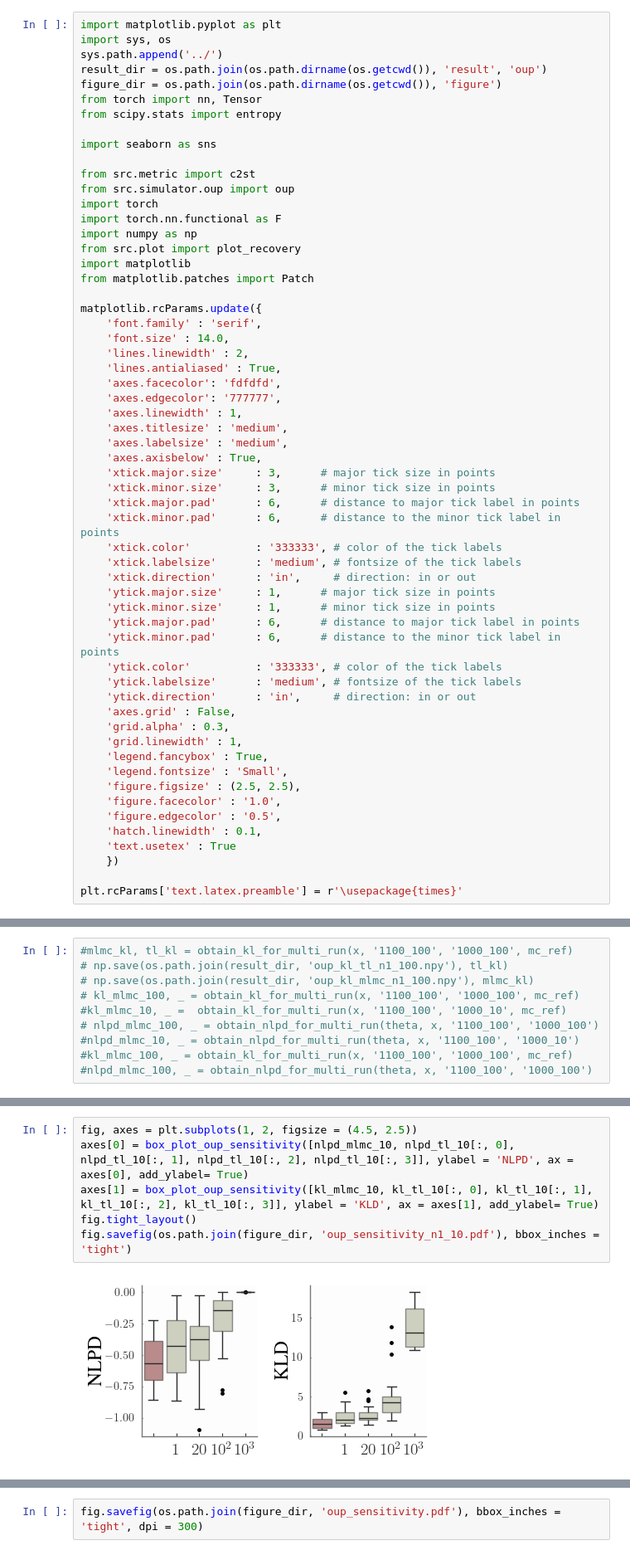
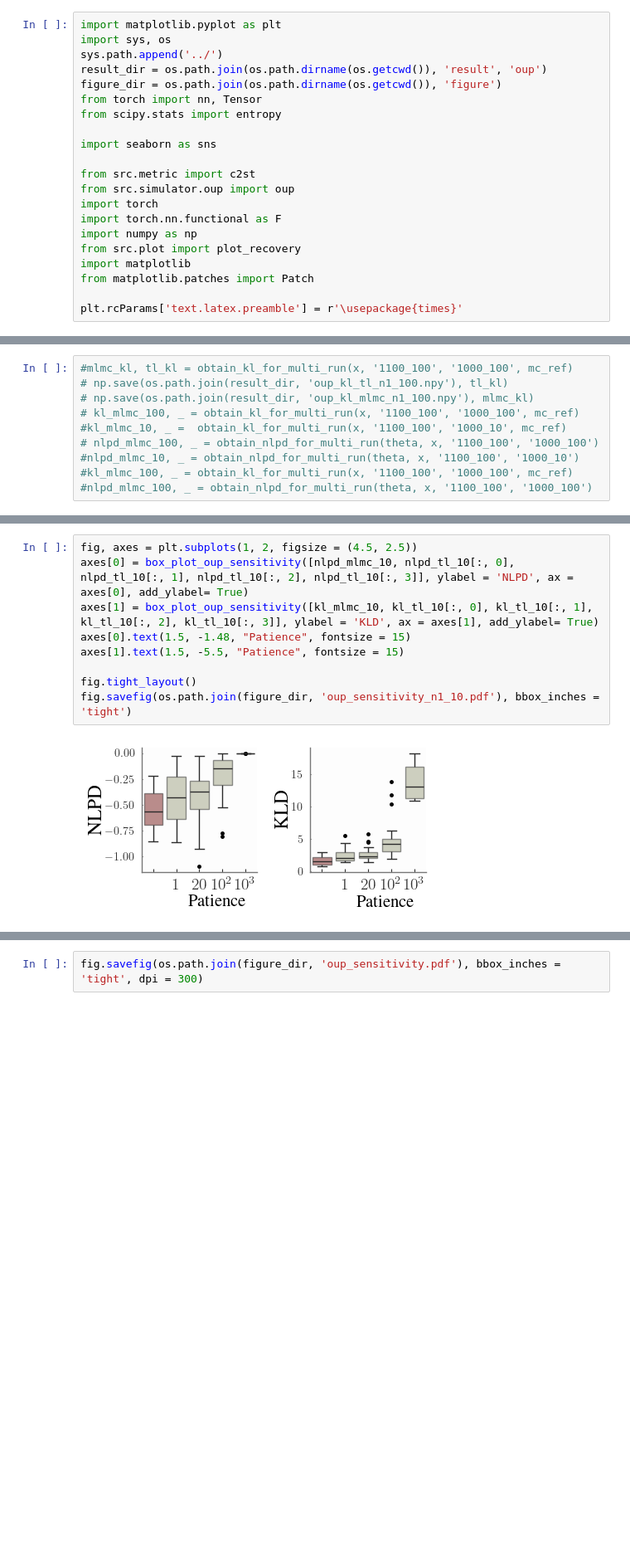
Before and after one commit to yugahikida/multilevel-sbi, a Jupyter notebook: notebook/oup_sensitivity.ipynb, the cells around one changed output, grey strips where cells are left out. Shown: that part at 83% size. Drawn from its saved outputs; the diff is of its cells as text; blank space fills up the shorter version.

```diff
--- a/notebook/oup_sensitivity.ipynb
+++ b/notebook/oup_sensitivity.ipynb
@@ -18,43 +18,6 @@ from src.plot import plot_recovery
 import matplotlib
 from matplotlib.patches import Patch
 
-matplotlib.rcParams.update({
-    'font.family' : 'serif',
-    'font.size' : 14.0,
-    'lines.linewidth' : 2,
-    'lines.antialiased' : True,
-    'axes.facecolor': 'fdfdfd',
-    'axes.edgecolor': '777777',
-    'axes.linewidth' : 1,
-    'axes.titlesize' : 'medium',
-    'axes.labelsize' : 'medium',
-    'axes.axisbelow' : True,
-    'xtick.major.size'     : 3,      # major tick size in points
-    'xtick.minor.size'     : 3,      # minor tick size in points
-    'xtick.major.pad'      : 6,      # distance to major tick label in points
-    'xtick.minor.pad'      : 6,      # distance to the minor tick label in points
-    'xtick.color'          : '333333', # color of the tick labels
-    'xtick.labelsize'      : 'medium', # fontsize of the tick labels
-    'xtick.direction'      : 'in',     # direction: in or out
-    'ytick.major.size'     : 1,      # major tick size in points
-    'ytick.minor.size'     : 1,      # minor tick size in points
-    'ytick.major.pad'      : 6,      # distance to major tick label in points
-    'ytick.minor.pad'      : 6,      # distance to the minor tick label in points
-    'ytick.color'          : '333333', # color of the tick labels
-    'ytick.labelsize'      : 'medium', # fontsize of the tick labels
-    'ytick.direction'      : 'in',     # direction: in or out
-    'axes.grid' : False,
-    'grid.alpha' : 0.3,
-    'grid.linewidth' : 1,
-    'legend.fancybox' : True,
-    'legend.fontsize' : 'Small',
-    'figure.figsize' : (2.5, 2.5),
-    'figure.facecolor' : '1.0',
-    'figure.edgecolor' : '0.5',
-    'hatch.linewidth' : 0.1,
-    'text.usetex' : True
-    })
-
 plt.rcParams['text.latex.preamble'] = r'\usepackage{times}'
 # %%
 mc_ref = torch.load(os.path.join(result_dir, 'oup_mc_n_10000.pt'), map_location = torch.device('cpu'))
@@ -240,9 +178,12 @@ def box_plot_oup_sensitivity(metric_list:list, ylabel:str, ax, title:str = None,
 # %%
 fig, axes = plt.subplots(1, 2, figsize = (4.5, 2.5))
 axes[0] = box_plot_oup_sensitivity([nlpd_mlmc_10, nlpd_tl_10[:, 0], nlpd_tl_10[:, 1], nlpd_tl_10[:, 2], nlpd_tl_10[:, 3]], ylabel = 'NLPD', ax = axes[0], add_ylabel= True)
 axes[1] = box_plot_oup_sensitivity([kl_mlmc_10, kl_tl_10[:, 0], kl_tl_10[:, 1], kl_tl_10[:, 2], kl_tl_10[:, 3]], ylabel = 'KLD', ax = axes[1], add_ylabel= True)
+axes[0].text(1.5, -1.48, "Patience", fontsize = 15)
+axes[1].text(1.5, -5.5, "Patience", fontsize = 15)
+
 fig.tight_layout()
 fig.savefig(os.path.join(figure_dir, 'oup_sensitivity_n1_10.pdf'), bbox_inches = 'tight')
 # %% [output]
-[figure, old version]
+[figure, new version]
 # %%
```
Also changed, not shown: parts of 11 cells of this notebook, 22 other files.
